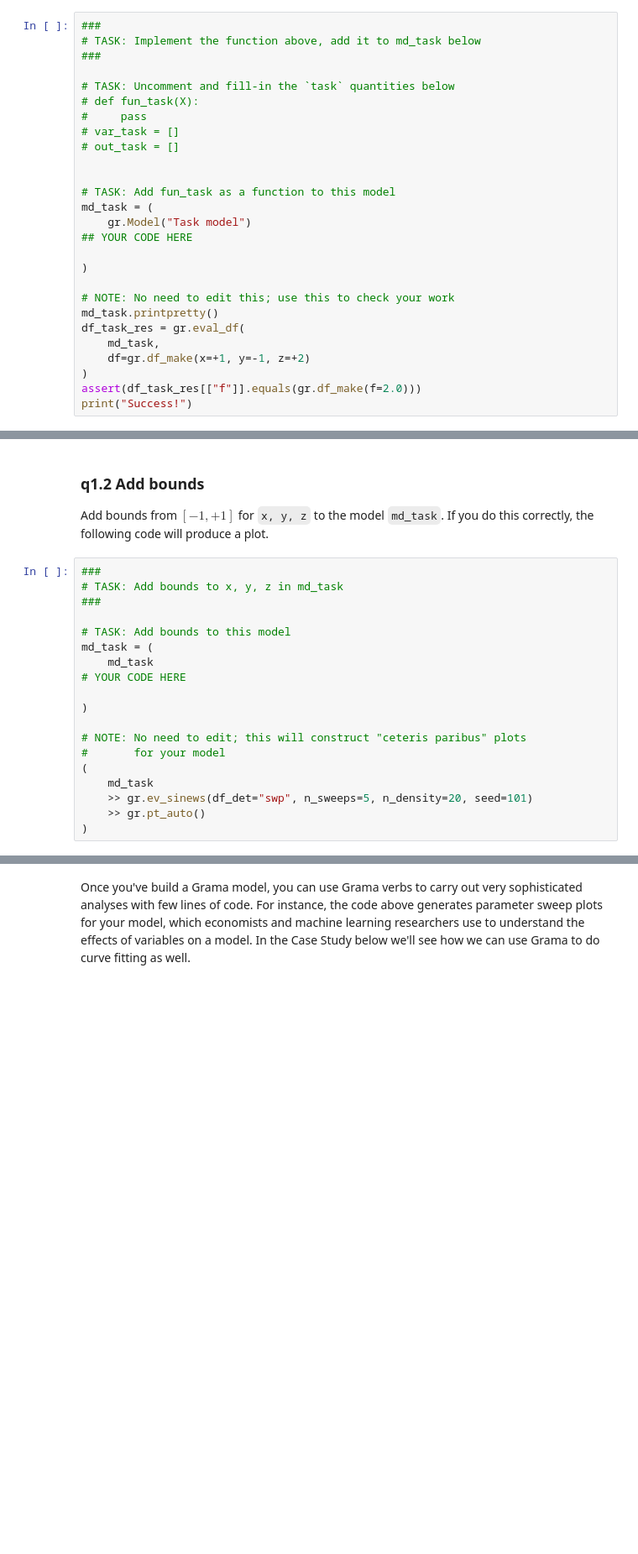
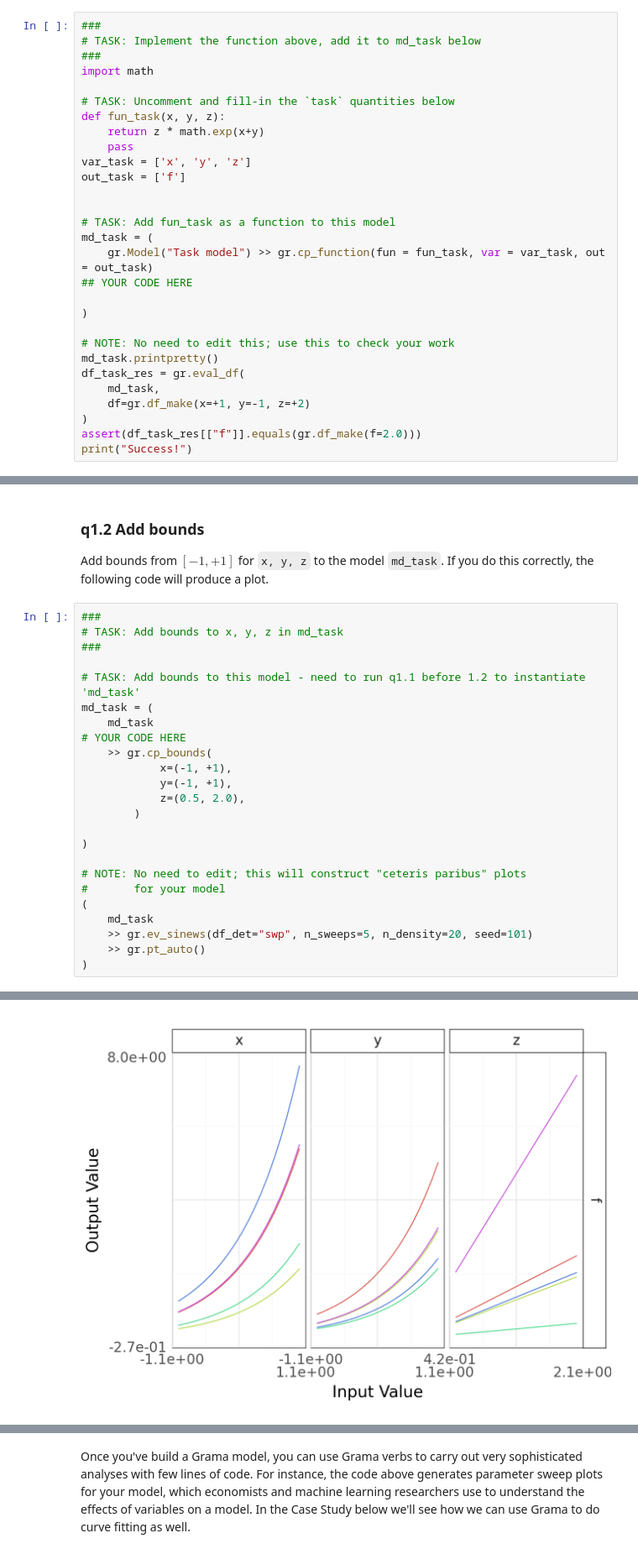
Before and after one commit to amineeva/PDO, a Jupyter notebook: assignments/nb1-unconstrained-assignment.ipynb, the cells around one changed output, grey strips where cells are left out. Shown at 84% size. Saved outputs shown, nothing was run; the diff lists cells and outputs as text; blank space fills up the shorter version.

```diff
--- a/assignments/nb1-unconstrained-assignment.ipynb
+++ b/assignments/nb1-unconstrained-assignment.ipynb
@@ -122,17 +138,19 @@ $$f(x, y, z) = z \cdot \exp(x + y).$$
 ###
 # TASK: Implement the function above, add it to md_task below
 ###
+import math
 
 # TASK: Uncomment and fill-in the `task` quantities below
-# def fun_task(X):
-#     pass
-# var_task = []
-# out_task = []
+def fun_task(x, y, z):
+    return z * math.exp(x+y)
+    pass
+var_task = ['x', 'y', 'z']
+out_task = ['f']
 
 
 # TASK: Add fun_task as a function to this model
 md_task = (
-    gr.Model("Task model")
+    gr.Model("Task model") >> gr.cp_function(fun = fun_task, var = var_task, out = out_task)
 ## YOUR CODE HERE
 
 )
@@ -154,10 +190,15 @@ Add bounds from $[-1, +1]$ for `x, y, z` to the model `md_task`. If you do this
 # TASK: Add bounds to x, y, z in md_task
 ###
 
-# TASK: Add bounds to this model
+# TASK: Add bounds to this model - need to run q1.1 before 1.2 to instantiate 'md_task'
 md_task = (
     md_task
 # YOUR CODE HERE
+    >> gr.cp_bounds(
+            x=(-1, +1),
+            y=(-1, +1),
+            z=(0.5, 2.0),
+        )
 
 )
 
@@ -168,3 +209,4 @@ md_task = (
     >> gr.ev_sinews(df_det="swp", n_sweeps=5, n_density=20, seed=101)
     >> gr.pt_auto()
 )
+# %% [output]
@@ -170,0 +214 @@ md_task = (
+[figure, added]
```
Also changed, not shown: parts of 3 cells of this notebook.
